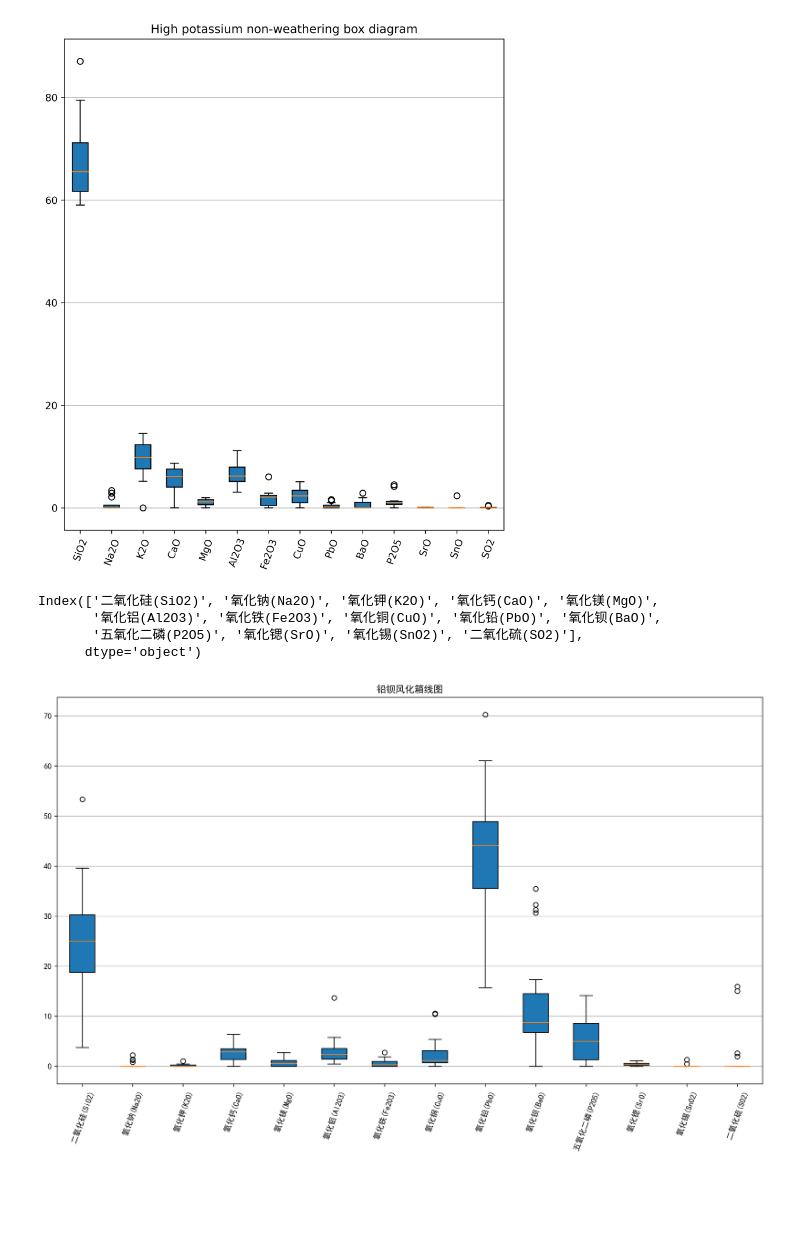
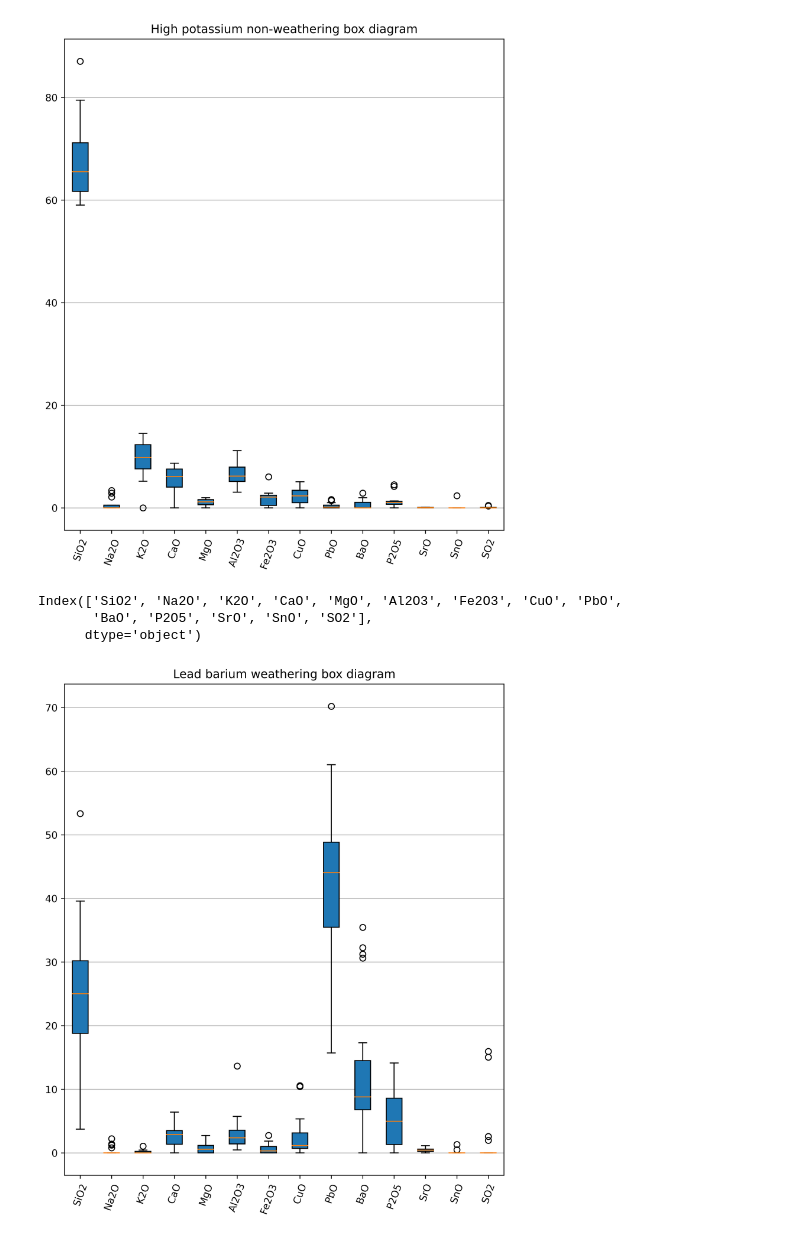
Before and after one commit to heshuji/paper, a Jupyter notebook: ancient_glass/分布规律箱线图.ipynb, the cells around one changed output. Drawn from its saved outputs; the diff is of its cells as text; code cells hidden in the pictures; blank space fills up the shorter version.

```diff
--- a/ancient_glass/分布规律箱线图.ipynb
+++ b/ancient_glass/分布规律箱线图.ipynb
@@ -48,26 +48,25 @@ Index(['SiO2', 'Na2O', 'K2O', 'CaO', 'MgO', 'Al2O3', 'Fe2O3', 'CuO', 'PbO',
       dtype='object')
 [figure]
 # %%
-fig,axes=plt.subplots(dpi=300,figsize=(16,9))
-dian_t1=dian_t[(dian_t["Types"]=="铅钡")&(dian_t["表面风化"]=="风化")]
+fig,axes=plt.subplots(dpi=600,figsize=(8,9))
+dian_t1=dian_t[(dian_t["Types"]=="Lead and barium")&(dian_t["Surface weathering"]=="weathering")]
 dian_t1.to_excel("铅钡_风化.xlsx",index=False)
 dian=dian_t1.iloc[:,1:15]
 axes.boxplot(dian,patch_artist=True) #描点上色
 axes.yaxis.grid(True) #在y轴上添加网格线
 # # 加刻度名称
 xtick=np.arange(dian.shape[1])+1
 a=dian.columns
 print(a)
 plt.setp(axes, xticks=xtick,
          xticklabels=a)
 plt.xticks(rotation=70)# xlable 倾斜70度
-plt.title("铅钡风化箱线图")
+plt.title("Lead barium weathering box diagram")
 # dian.describe().to_excel("铅钡风化_描述性统计.xlsx")
 plt.show() #展示
 # %% [output]
-Index(['二氧化硅(SiO2)', '氧化钠(Na2O)', '氧化钾(K2O)', '氧化钙(CaO)', '氧化镁(MgO)',
-       '氧化铝(Al2O3)', '氧化铁(Fe2O3)', '氧化铜(CuO)', '氧化铅(PbO)', '氧化钡(BaO)',
-       '五氧化二磷(P2O5)', '氧化锶(SrO)', '氧化锡(SnO2)', '二氧化硫(SO2)'],
+Index(['SiO2', 'Na2O', 'K2O', 'CaO', 'MgO', 'Al2O3', 'Fe2O3', 'CuO', 'PbO',
+       'BaO', 'P2O5', 'SrO', 'SnO', 'SO2'],
       dtype='object')
-[figure, old version]
+[figure, new version]
 # %%
```
Also changed, not shown: parts of 1 cell of this notebook, 4 other files.
